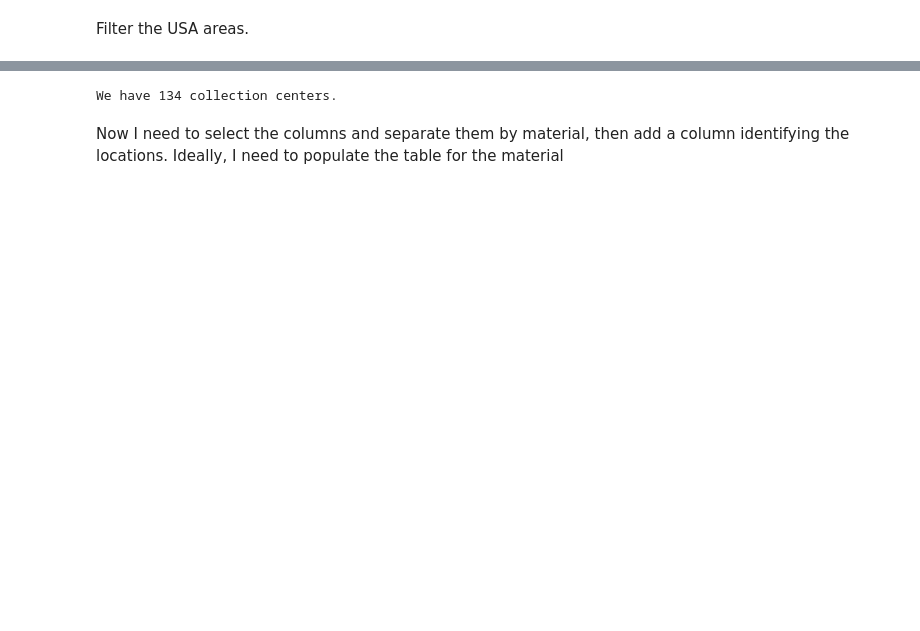
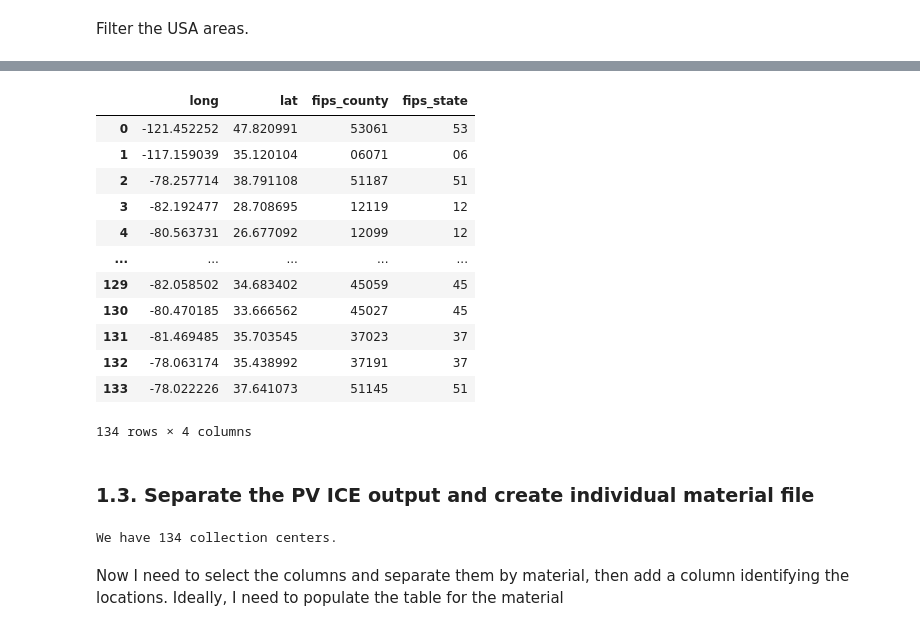
Before and after one commit to macmribo/RICE, a Jupyter notebook: data/data_preprocess.ipynb, the cells around one changed output, grey strips where cells are left out. Saved outputs shown, nothing was run; the diff lists cells and outputs as text; code cells hidden in the pictures; blank space fills up the shorter version.

```diff
--- a/data/data_preprocess.ipynb
+++ b/data/data_preprocess.ipynb
@@ -44,0 +66,22 @@ GIS_us_id = GIS_us[['id']]
+# %%
+fips_county_codes = []
+fips_state_codes = []
+# %%
+# Code from https://gis.stackexchange.com/questions/294641/python-code-for-transforming-lat-long-into-fips-codes
+import requests
+import urllib
+
+#Encode parameters
+for lon, lat in GIS_us_long_lat.itertuples(index=False):
+    params = urllib.parse.urlencode({'latitude': lat, 'longitude':lon, 'format':'json'})
+    #Contruct request URL
+    url = 'https://geo.fcc.gov/api/census/block/find?' + params
+
+    #Get response from API
+    response = requests.get(url)
+
+    #Parse json in response
+    data = response.json()
+    fips_county_codes.append(data['County']['FIPS'])
+    fips_state_codes.append(data['State']['FIPS'])
+    #Print FIPS code
@@ -44,0 +97,3 @@ GIS_us_id = GIS_us[['id']]
+# %%
+GIS_us_long_lat['fips_county'] = fips_county_codes
+GIS_us_long_lat['fips_state'] = fips_state_codes
@@ -45,3 +111,21 @@ GIS_us_id = GIS_us[['id']]
+# %%
+GIS_us_long_lat
+# %% [output]
+|  | long | lat | fips_county | fips_state |
+| 0 | -121.452252 | 47.820991 | 53061 | 53 |
+| 1 | -117.159039 | 35.120104 | 06071 | 06 |
+| 2 | -78.257714 | 38.791108 | 51187 | 51 |
+| 3 | -82.192477 | 28.708695 | 12119 | 12 |
+| 4 | -80.563731 | 26.677092 | 12099 | 12 |
+| ... | ... | ... | ... | ... |
+| 129 | -82.058502 | 34.683402 | 45059 | 45 |
+| 130 | -80.470185 | 33.666562 | 45027 | 45 |
+| 131 | -81.469485 | 35.703545 | 37023 | 37 |
+| 132 | -78.063174 | 35.438992 | 37191 | 37 |
+| 133 | -78.022226 | 37.641073 | 51145 | 51 |
+134 rows × 4 columns
+# %% [markdown]
+### 1.3. Separate the PV ICE output and create individual material file
 # %%
 cwd = os.getcwd()
 pvice_folder = os.path.join(cwd, 'PV_ICE_outputs')
```
Also changed, not shown: parts of 110 cells of this notebook, 57 other files.
